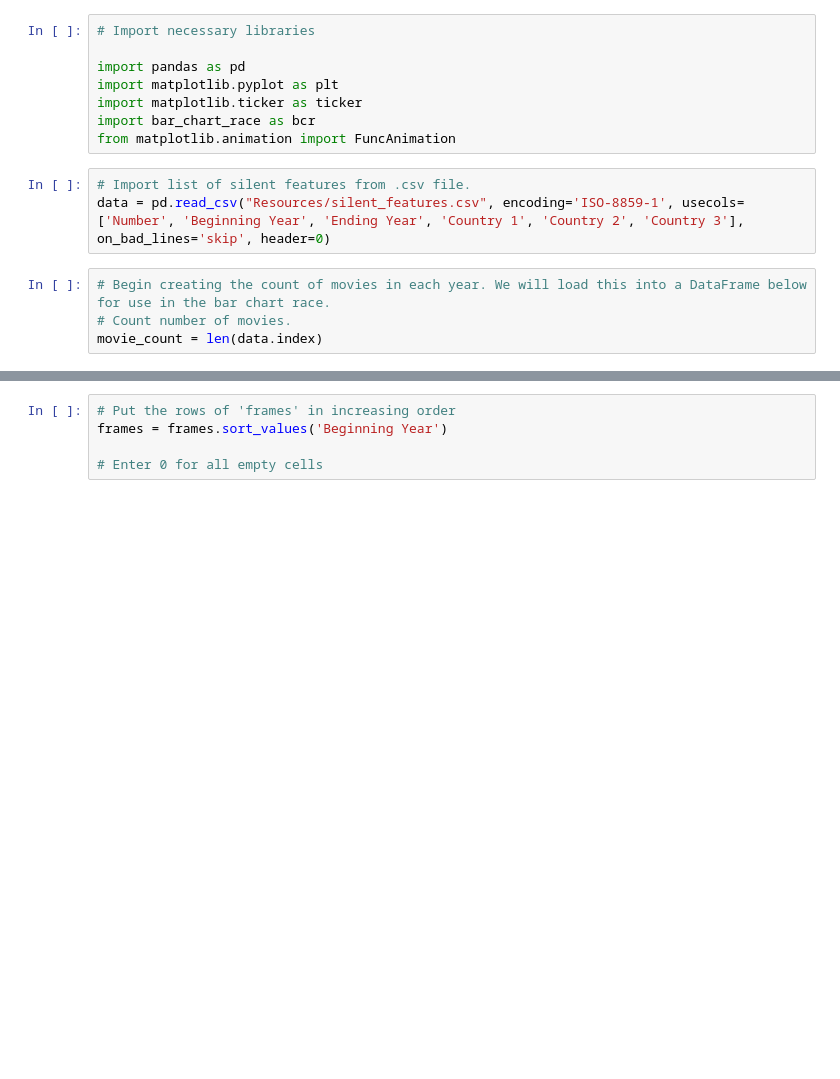
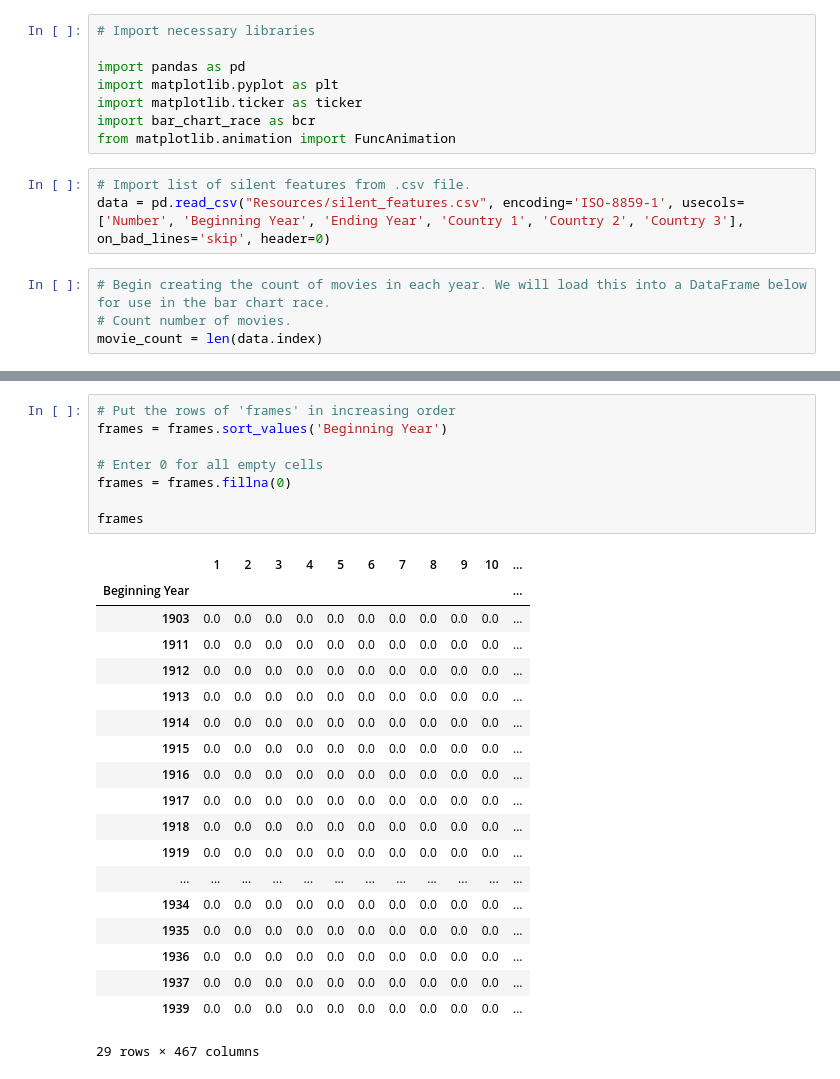
Before and after one commit to ZaneHuttinga/silent-features, a Jupyter notebook: silent_features.ipynb, the cells around one changed output, grey strips where cells are left out. Cells and saved outputs as stored; diff of their text form; blank space fills up the shorter version.

```diff
--- a/silent_features.ipynb
+++ b/silent_features.ipynb
@@ -50,5 +52,28 @@ Beginning Year                                                    ...
 # %%
 # Put the rows of 'frames' in increasing order
 frames = frames.sort_values('Beginning Year')
 
 # Enter 0 for all empty cells
+frames = frames.fillna(0)
+
+frames
+# %% [output]
+|  | 1 | 2 | 3 | 4 | 5 | 6 | 7 | 8 | 9 | 10 | ... |
+| Beginning Year |  |  |  |  |  |  |  |  |  |  | ... |
+| 1903 | 0.0 | 0.0 | 0.0 | 0.0 | 0.0 | 0.0 | 0.0 | 0.0 | 0.0 | 0.0 | ... |
+| 1911 | 0.0 | 0.0 | 0.0 | 0.0 | 0.0 | 0.0 | 0.0 | 0.0 | 0.0 | 0.0 | ... |
+| 1912 | 0.0 | 0.0 | 0.0 | 0.0 | 0.0 | 0.0 | 0.0 | 0.0 | 0.0 | 0.0 | ... |
+| 1913 | 0.0 | 0.0 | 0.0 | 0.0 | 0.0 | 0.0 | 0.0 | 0.0 | 0.0 | 0.0 | ... |
+| 1914 | 0.0 | 0.0 | 0.0 | 0.0 | 0.0 | 0.0 | 0.0 | 0.0 | 0.0 | 0.0 | ... |
+| 1915 | 0.0 | 0.0 | 0.0 | 0.0 | 0.0 | 0.0 | 0.0 | 0.0 | 0.0 | 0.0 | ... |
+| 1916 | 0.0 | 0.0 | 0.0 | 0.0 | 0.0 | 0.0 | 0.0 | 0.0 | 0.0 | 0.0 | ... |
+| 1917 | 0.0 | 0.0 | 0.0 | 0.0 | 0.0 | 0.0 | 0.0 | 0.0 | 0.0 | 0.0 | ... |
+| 1918 | 0.0 | 0.0 | 0.0 | 0.0 | 0.0 | 0.0 | 0.0 | 0.0 | 0.0 | 0.0 | ... |
+| 1919 | 0.0 | 0.0 | 0.0 | 0.0 | 0.0 | 0.0 | 0.0 | 0.0 | 0.0 | 0.0 | ... |
+| ... | ... | ... | ... | ... | ... | ... | ... | ... | ... | ... | ... |
+| 1934 | 0.0 | 0.0 | 0.0 | 0.0 | 0.0 | 0.0 | 0.0 | 0.0 | 0.0 | 0.0 | ... |
+| 1935 | 0.0 | 0.0 | 0.0 | 0.0 | 0.0 | 0.0 | 0.0 | 0.0 | 0.0 | 0.0 | ... |
+| 1936 | 0.0 | 0.0 | 0.0 | 0.0 | 0.0 | 0.0 | 0.0 | 0.0 | 0.0 | 0.0 | ... |
+| 1937 | 0.0 | 0.0 | 0.0 | 0.0 | 0.0 | 0.0 | 0.0 | 0.0 | 0.0 | 0.0 | ... |
+| 1939 | 0.0 | 0.0 | 0.0 | 0.0 | 0.0 | 0.0 | 0.0 | 0.0 | 0.0 | 0.0 | ... |
+29 rows × 467 columns
```
Also changed, not shown: parts of 2 cells of this notebook.
